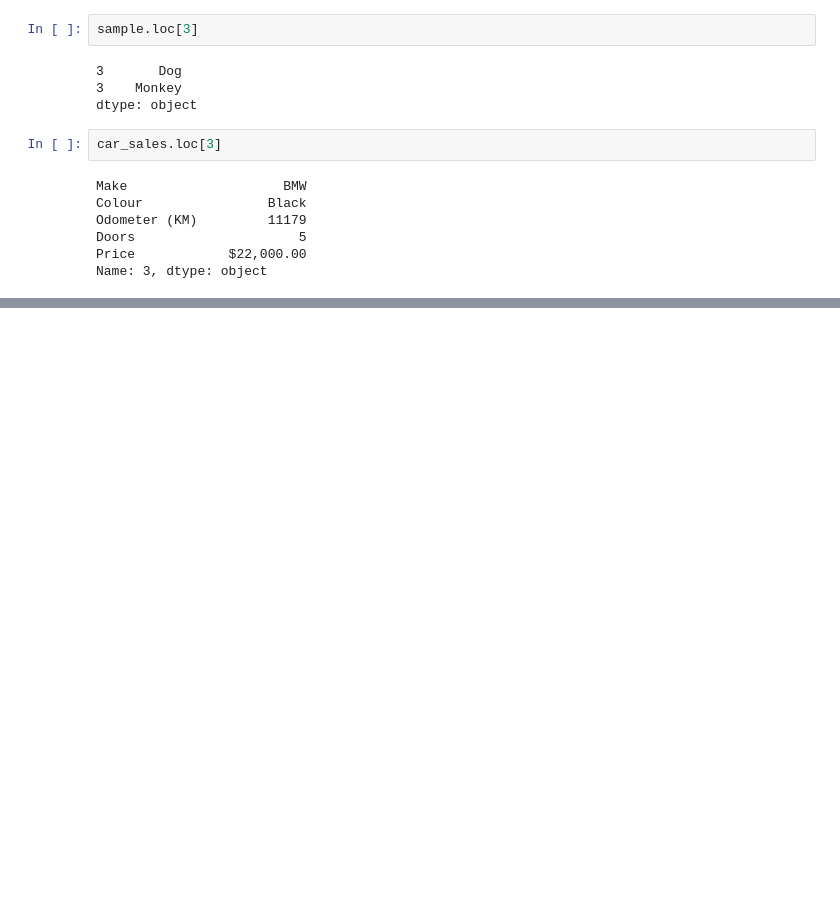
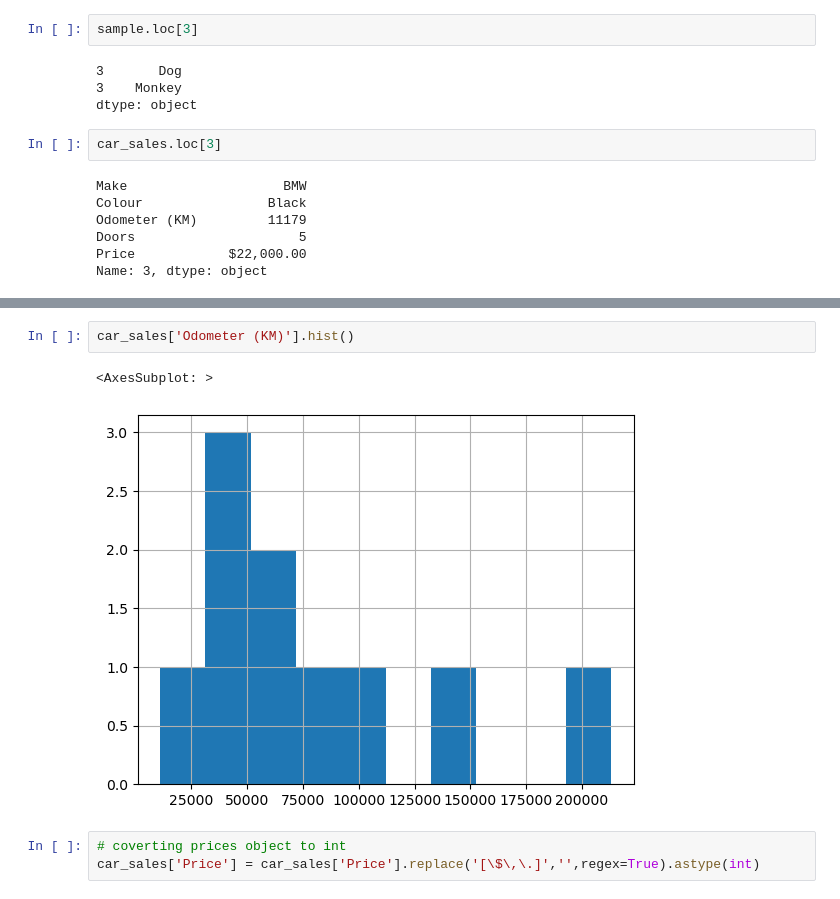
Before and after one commit to blackcode-creator/Learning-DataScience, a Jupyter notebook: heartdisease/introduction-to-pandas.ipynb, the cells around one changed output, grey strips where cells are left out. Cells and saved outputs as stored; diff of their text form; blank space fills up the shorter version.

```diff
--- a/heartdisease/introduction-to-pandas.ipynb
+++ b/heartdisease/introduction-to-pandas.ipynb
@@ -396,0 +483,8 @@ Name: Colour, dtype: object
+# %%
+car_sales['Odometer (KM)'].hist()
+# %% [output]
+<AxesSubplot: >
+[figure, added]
+# %%
+# coverting prices object to int
+car_sales['Price'] = car_sales['Price'].replace('[\$\,\.]','',regex=True).astype(int)
```
Also changed, not shown: parts of 50 cells of this notebook, 1 other file.
